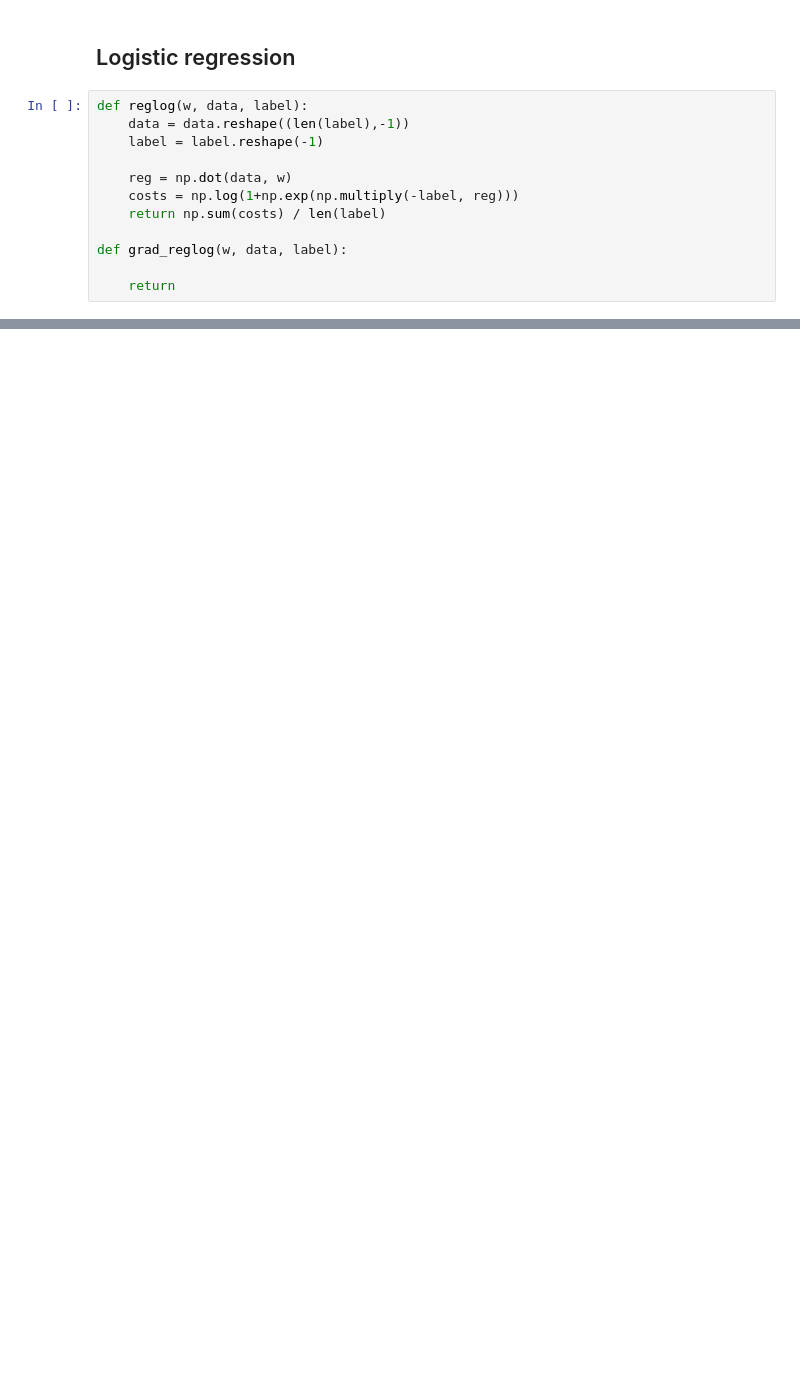
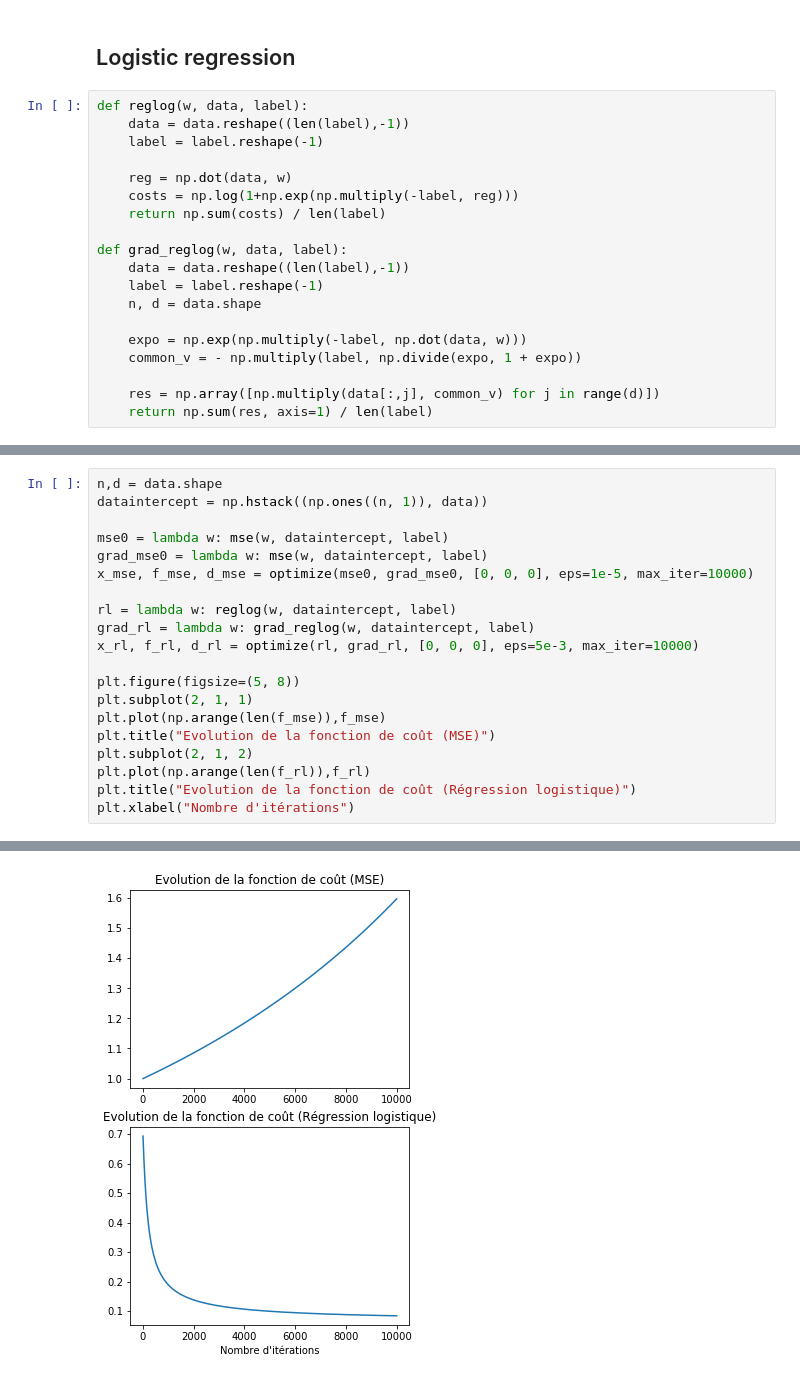
Before and after one commit to PierreBoyeau/classification-gradient_descend, a Jupyter notebook: gradient_classiefiers.ipynb, the cells around one changed output, grey strips where cells are left out. Saved outputs shown, nothing was run; the diff lists cells and outputs as text; blank space fills up the shorter version.

```diff
--- a/gradient_classiefiers.ipynb
+++ b/gradient_classiefiers.ipynb
@@ -374,5 +381,12 @@ def reglog(w, data, label):
     return np.sum(costs) / len(label)
 
 def grad_reglog(w, data, label):
+    data = data.reshape((len(label),-1))
+    label = label.reshape(-1)
+    n, d = data.shape
 
-    return
+    expo = np.exp(np.multiply(-label, np.dot(data, w)))
+    common_v = - np.multiply(label, np.divide(expo, 1 + expo))
+
+    res = np.array([np.multiply(data[:,j], common_v) for j in range(d)])
+    return np.sum(res, axis=1) / len(label)
@@ -397,0 +436,21 @@ datab[:, 1:] = data
+# %%
+n,d = data.shape
+dataintercept = np.hstack((np.ones((n, 1)), data))
+
+mse0 = lambda w: mse(w, dataintercept, label)
+grad_mse0 = lambda w: mse(w, dataintercept, label)
+x_mse, f_mse, d_mse = optimize(mse0, grad_mse0, [0, 0, 0], eps=1e-5, max_iter=10000)
+
+rl = lambda w: reglog(w, dataintercept, label)
+grad_rl = lambda w: grad_reglog(w, dataintercept, label)
+x_rl, f_rl, d_rl = optimize(rl, grad_rl, [0, 0, 0], eps=5e-3, max_iter=10000)
+
+plt.figure(figsize=(5, 8))
+plt.subplot(2, 1, 1)
+plt.plot(np.arange(len(f_mse)),f_mse)
+plt.title("Evolution de la fonction de coût (MSE)")
+plt.subplot(2, 1, 2)
+plt.plot(np.arange(len(f_rl)),f_rl)
+plt.title("Evolution de la fonction de coût (Régression logistique)")
+plt.xlabel("Nombre d'itérations")
+# %% [output]
@@ -397,0 +458 @@ datab[:, 1:] = data
+[figure, added]
```
Also changed, not shown: parts of 22 cells of this notebook.
